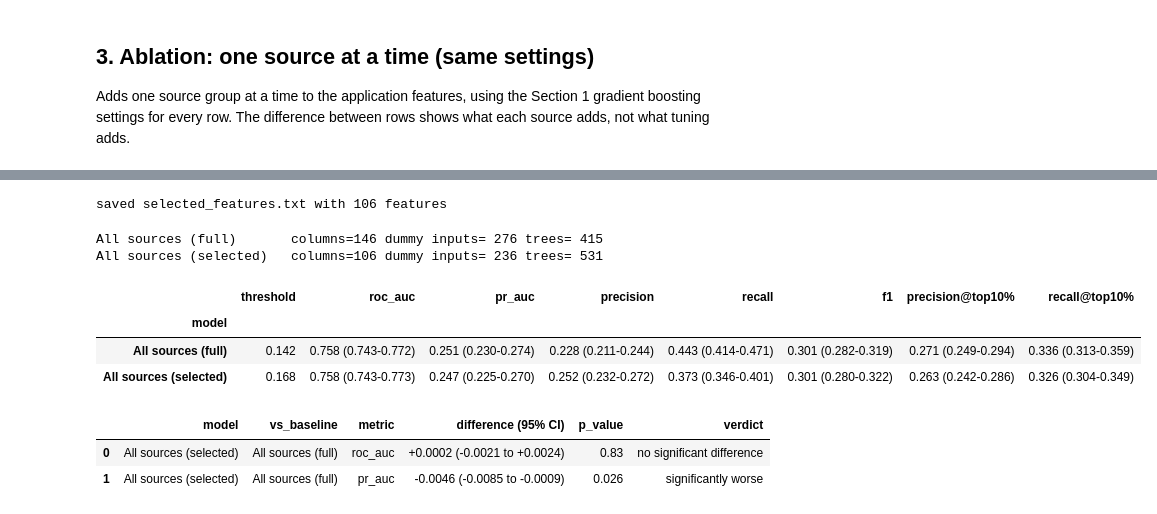
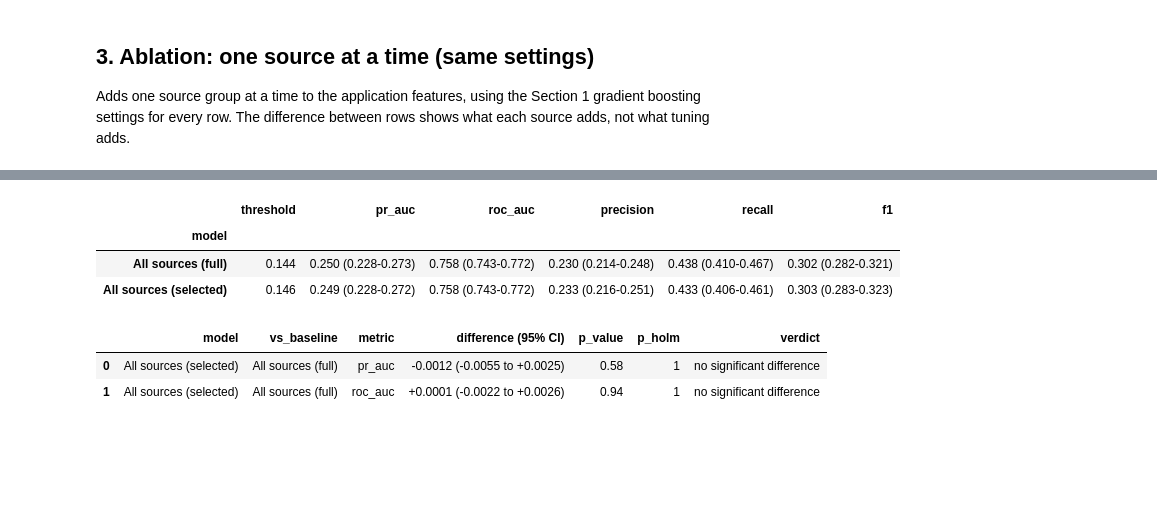
Before and after one commit to RaUzenL/bt4012_group6, a Jupyter notebook: Exp_1/exp1.ipynb, the cells around one changed output, grey strips where cells are left out. Drawn from its saved outputs; the diff is of its cells as text; code cells hidden in the pictures; blank space fills up the shorter version.

```diff
--- a/Exp_1/exp1.ipynb
+++ b/Exp_1/exp1.ipynb
@@ -584,7 +596,6 @@ for name, cols in GROUPS.items():
     sc = feat["split"].isin(["val", "test"])
     model = HistGradientBoostingClassifier(**PARAMS, **FIXED).fit(X[tr], feat.loc[tr, "TARGET"])
     out = feat.loc[sc, ["SK_ID_CURR"]].assign(score=model.predict_proba(X[sc])[:, 1])
-    path = HERE / f"exp1_v2_{name.replace(' ', '_').replace('+', 'plus').lower()}.csv"
-    out.to_csv(path, index=False)
-    FILES[name] = path
-    print(f"{name:<12} inputs={X.shape[1]:>4}  trees={model.n_iter_:>4}  -> {path.name}")
+    FILES[name] = out
+    print(f"{name:<12} inputs={X.shape[1]:>4}  trees={model.n_iter_:>4} (predictions kept in memory)")
+rich_predictions = {name: df.copy() for name, df in FILES.items()}
@@ -642,9 +653,9 @@ import pandas as pd
 from sklearn.ensemble import HistGradientBoostingClassifier
 from sklearn.metrics import roc_auc_score
 
-SHARED = Path("hongwei_outputs/outputs").resolve()
+# Reuse SHARED discovered in Section 0.
 CLEAN = SHARED / "clean_data"
-HERE = Path("exp1_outputs").resolve()
+# Reuse HERE = PROJECT_ROOT / "Exp_1" / "exp1_outputs" from Section 0.
 THR = 0.9          # correlation threshold
 MISS_MAX = 0.95    # drop features missing for more than this share of applicants
 
@@ -664,10 +673,10 @@ print(f"{len(candidates)} candidate features: {len(numeric)} numeric, {len(categ
 # %%
-miss = feat[candidates].isna().mean().sort_values(ascending=False)
-print("Most missing features (share of all applicants):")
+miss = feat.loc[tr, candidates].isna().mean().sort_values(ascending=False)
+print("Most missing features (share of training applicants):")
 display(miss.head(10).round(3).to_frame("missing_share"))
 
 drop_missing = miss[miss > MISS_MAX].index.tolist()
-nunique = feat[candidates].nunique(dropna=True)
+nunique = feat.loc[tr, candidates].nunique(dropna=True)
 drop_constant = nunique[nunique <= 1].index.tolist()
 print("Dropped for missingness:", drop_missing or "none")
 print("Dropped as constant:", drop_constant or "none")
@@ -760,8 +764,6 @@ Dropped 40 correlated features; 106 features selected in total
 # %%
-(HERE / "selected_features.txt").write_text("\n".join(selected))
-print(f"saved selected_features.txt with {len(selected)} features")
+update_metadata({"selected_features": selected})
+print(f"Recorded {len(selected)} selected features in model_metadata.json")
-# %% [output]
-saved selected_features.txt with 106 features
 # %%
 PARAMS = dict(learning_rate=0.03, max_leaf_nodes=15, min_samples_leaf=100, l2_regularization=1.0)
 FIXED = dict(max_iter=1000, early_stopping=True, validation_fraction=0.1, n_iter_no_change=20, random_state=42)
@@ -777,28 +779,24 @@ for name, cols in [("All sources (full)", full_cols), ("All sources (selected)",
     sc = feat["split"].isin(["val", "test"])
     model = HistGradientBoostingClassifier(**PARAMS, **FIXED).fit(X[tr], y_tr)
     out = feat.loc[sc, ["SK_ID_CURR"]].assign(score=model.predict_proba(X[sc])[:, 1])
-    path = HERE / f"exp1_sel_{'full' if 'full' in name else 'selected'}.csv"
-    out.to_csv(path, index=False)
-    FILES[name] = path
+    FILES[name] = out
     print(f"{name:<24} columns={len(cols):>3} dummy inputs={X.shape[1]:>4} trees={model.n_iter_:>4}")
+selection_predictions = {name: df.copy() for name, df in FILES.items()}
-# %% [output]
-All sources (full)       columns=146 dummy inputs= 276 trees= 415
-All sources (selected)   columns=106 dummy inputs= 236 trees= 531
 # %%
 spec = importlib.util.spec_from_file_location("eval_exp1", SHARED / "exp1" / "eval_exp1.py")
 ev = importlib.util.module_from_spec(spec)
 spec.loader.exec_module(ev)
 
 labels = list(FILES)
-table, comps, _ = ev.compare_prediction_files([FILES[l] for l in labels], labels, n_boot=1000)
+table, comps, _ = evaluate_and_record(ev, [FILES[l] for l in labels], labels, n_boot=1000, stage="selection_31_history")
 display(ev.pretty_metrics(table))
 display(ev.pretty_comparisons(comps))
 # %% [output]
-|  | threshold | roc_auc | pr_auc | precision | recall | f1 | precision@top10% | recall@top10% |
-| model |  |  |  |  |  |  |  |  |
-| All sources (full) | 0.142 | 0.758 (0.743-0.772) | 0.251 (0.230-0.274) | 0.228 (0.211-0.244) | 0.443 (0.414-0.471) | 0.301 (0.282-0.319) | 0.271 (0.249-0.294) | 0.336 (0.313-0.359) |
-| All sources (selected) | 0.168 | 0.758 (0.743-0.773) | 0.247 (0.225-0.270) | 0.252 (0.232-0.272) | 0.373 (0.346-0.401) | 0.301 (0.280-0.322) | 0.263 (0.242-0.286) | 0.326 (0.304-0.349) |
+|  | threshold | pr_auc | roc_auc | precision | recall | f1 |
+| model |  |  |  |  |  |  |
+| All sources (full) | 0.144 | 0.250 (0.228-0.273) | 0.758 (0.743-0.772) | 0.230 (0.214-0.248) | 0.438 (0.410-0.467) | 0.302 (0.282-0.321) |
+| All sources (selected) | 0.146 | 0.249 (0.228-0.272) | 0.758 (0.743-0.772) | 0.233 (0.216-0.251) | 0.433 (0.406-0.461) | 0.303 (0.283-0.323) |
-|  | model | vs_baseline | metric | difference (95% CI) | p_value | verdict |
-| 0 | All sources (selected) | All sources (full) | roc_auc | +0.0002 (-0.0021 to +0.0024) | 0.83 | no significant difference |
-| 1 | All sources (selected) | All sources (full) | pr_auc | -0.0046 (-0.0085 to -0.0009) | 0.026 | significantly worse |
+|  | model | vs_baseline | metric | difference (95% CI) | p_value | p_holm | verdict |
+| 0 | All sources (selected) | All sources (full) | pr_auc | -0.0012 (-0.0055 to +0.0025) | 0.58 | 1 | no significant difference |
+| 1 | All sources (selected) | All sources (full) | roc_auc | +0.0001 (-0.0022 to +0.0026) | 0.94 | 1 | no significant difference |
 # %% [markdown]
```
Also changed, not shown: parts of 36 cells of this notebook, 8 other files.
